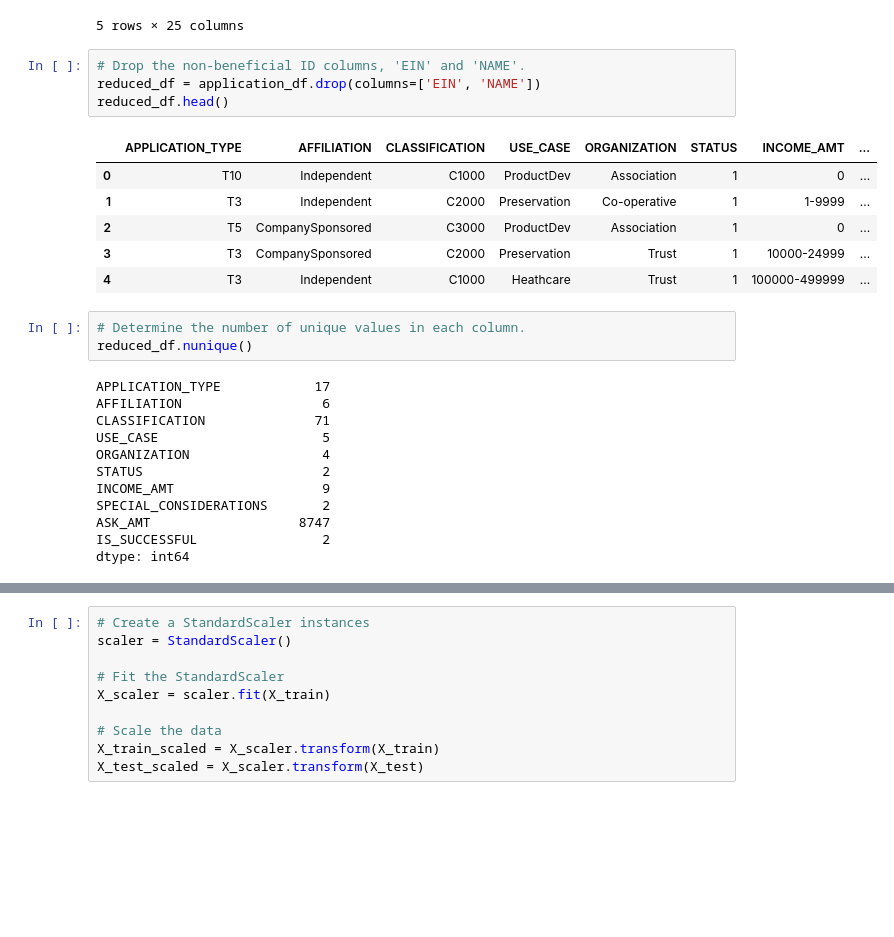
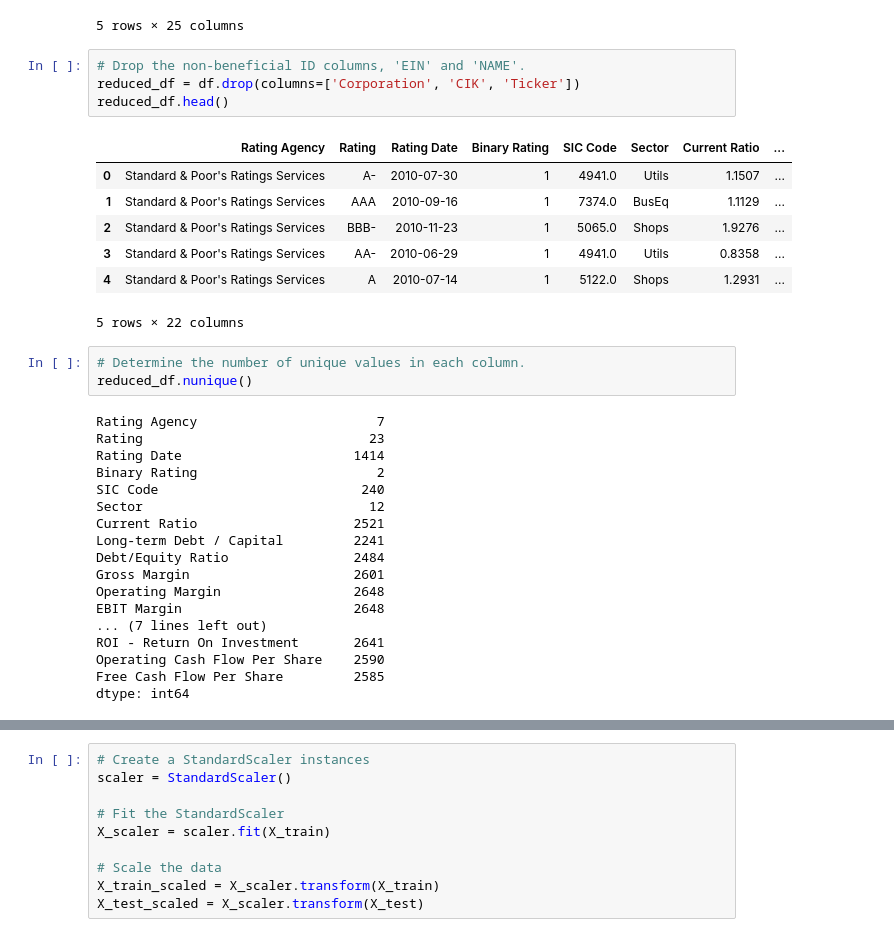
Before and after one commit to ericjjohnson2/corporate_credit_rating, a Jupyter notebook: app/model1.ipynb, the cells around one changed output, grey strips where cells are left out. Cells and saved outputs as stored; diff of their text form; blank space fills up the shorter version.

```diff
--- a/app/model1.ipynb
+++ b/app/model1.ipynb
@@ -28,27 +28,34 @@ df.head()
 5 rows × 25 columns
 # %%
 # Drop the non-beneficial ID columns, 'EIN' and 'NAME'.
-reduced_df = application_df.drop(columns=['EIN', 'NAME'])
+reduced_df = df.drop(columns=['Corporation', 'CIK', 'Ticker'])
 reduced_df.head()
 # %% [output]
-|  | APPLICATION_TYPE | AFFILIATION | CLASSIFICATION | USE_CASE | ORGANIZATION | STATUS | INCOME_AMT | ... |
-| 0 | T10 | Independent | C1000 | ProductDev | Association | 1 | 0 | ... |
-| 1 | T3 | Independent | C2000 | Preservation | Co-operative | 1 | 1-9999 | ... |
-| 2 | T5 | CompanySponsored | C3000 | ProductDev | Association | 1 | 0 | ... |
-| 3 | T3 | CompanySponsored | C2000 | Preservation | Trust | 1 | 10000-24999 | ... |
-| 4 | T3 | Independent | C1000 | Heathcare | Trust | 1 | 100000-499999 | ... |
+|  | Rating Agency | Rating | Rating Date | Binary Rating | SIC Code | Sector | Current Ratio | ... |
+| 0 | Standard & Poor's Ratings Services | A- | 2010-07-30 | 1 | 4941.0 | Utils | 1.1507 | ... |
+| 1 | Standard & Poor's Ratings Services | AAA | 2010-09-16 | 1 | 7374.0 | BusEq | 1.1129 | ... |
+| 2 | Standard & Poor's Ratings Services | BBB- | 2010-11-23 | 1 | 5065.0 | Shops | 1.9276 | ... |
+| 3 | Standard & Poor's Ratings Services | AA- | 2010-06-29 | 1 | 4941.0 | Utils | 0.8358 | ... |
+| 4 | Standard & Poor's Ratings Services | A | 2010-07-14 | 1 | 5122.0 | Shops | 1.2931 | ... |
+5 rows × 22 columns
 # %%
 # Determine the number of unique values in each column.
 reduced_df.nunique()
 # %% [output]
-APPLICATION_TYPE            17
-AFFILIATION                  6
-CLASSIFICATION              71
-USE_CASE                     5
-ORGANIZATION                 4
-STATUS                       2
-INCOME_AMT                   9
-SPECIAL_CONSIDERATIONS       2
-ASK_AMT                   8747
-IS_SUCCESSFUL                2
+Rating Agency                       7
+Rating                             23
+Rating Date                      1414
+Binary Rating                       2
+SIC Code                          240
+Sector                             12
+Current Ratio                    2521
+Long-term Debt / Capital         2241
+Debt/Equity Ratio                2484
+Gross Margin                     2601
+Operating Margin                 2648
+EBIT Margin                      2648
+... (7 lines left out)
+ROI - Return On Investment       2641
+Operating Cash Flow Per Share    2590
+Free Cash Flow Per Share         2585
 dtype: int64
```
Also changed, not shown: parts of 13 cells of this notebook, 21 other files.
